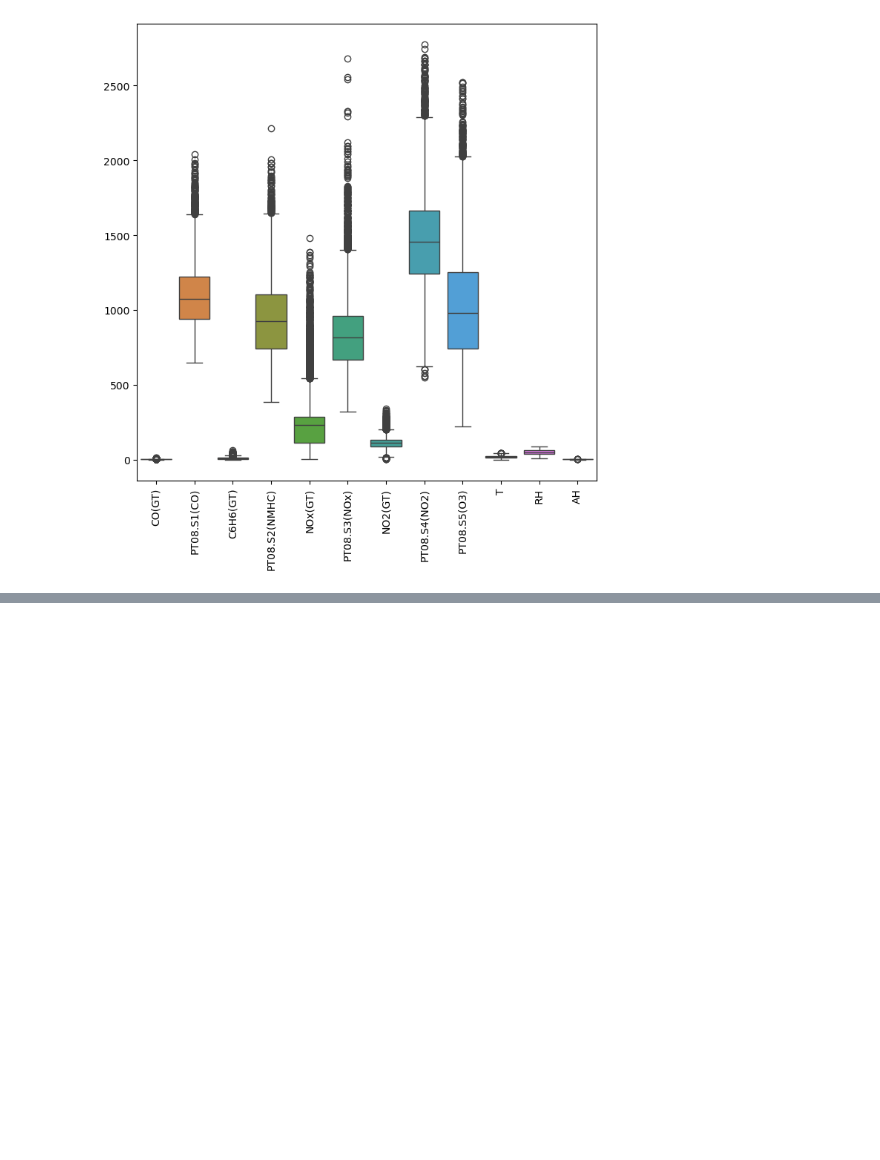
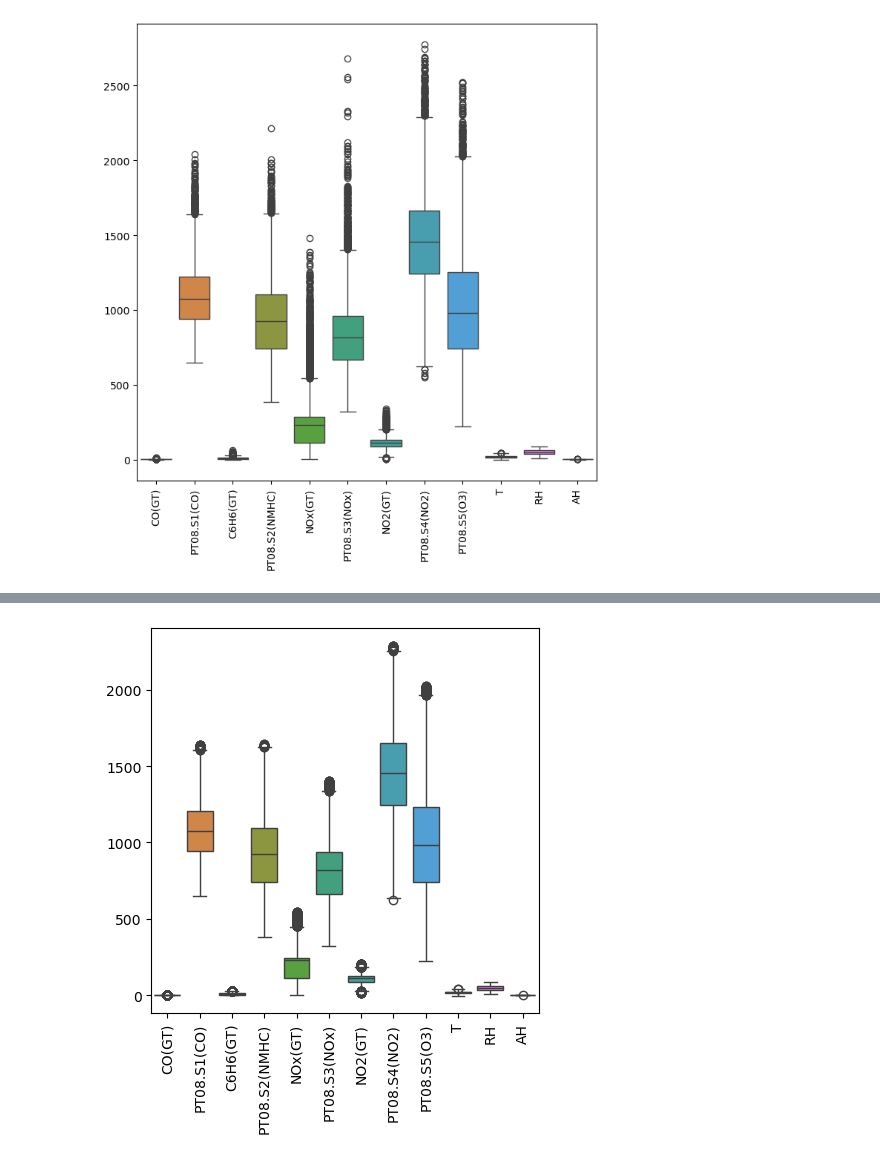
Before and after one commit to shivshankarsajeev/Air_Quality_using_regression, a Jupyter notebook: Untitled.ipynb, the cells around one changed output, grey strips where cells are left out. Saved outputs shown, nothing was run; the diff lists cells and outputs as text; code cells hidden in the pictures; blank space fills up the shorter version.

```diff
--- a/Untitled.ipynb
+++ b/Untitled.ipynb
@@ -108,7 +111,7 @@ dtype: int64
 # %% [markdown]
 **But the description of dataset says that the null values are labelled with -200 value in the dataset**
 # %%
-df.replace(to_replace=-200, value=np.nan, inplace=)
+df.replace(to_replace=-200, value=np.nan, inplace=True)
 # %%
 print(df.isnull().sum())
 print()
@@ -217,3 +220,13 @@ plt.xticks(rotation='vertical')
 plt.show()
 # %% [output]
 [figure]
+# %%
+# gettung the 1st quantile and 3rd quantile values of each columns
+Q1 = df.quantile(0.25)
+Q3 = df.quantile(0.75)
+
+#IQR
+IQR = Q3 - Q1
+
+lb = Q1 - 1.5*IQR
+ub = Q3 + 1.5*IQR
@@ -219,0 +249,3 @@ plt.show()
+# %%
+mask = ((df < lb) | (df > ub))
+mask
@@ -219,0 +269,6 @@ plt.show()
+# %%
+#replacing all the outliers using the median of that particular columns
+for i in mask.columns:
+    df[i].astype('float')
+    temp = df[i].median()
+    df.loc[mask[i],i] = temp
@@ -219,0 +291,7 @@ plt.show()
+# %%
+plt.figure(figsize=(5,5))
+sns.boxplot(data=df)
+plt.xticks(rotation='vertical')
+plt.show()
+# %% [output]
+[figure, added]
```
Also changed, not shown: parts of 16 cells of this notebook.
